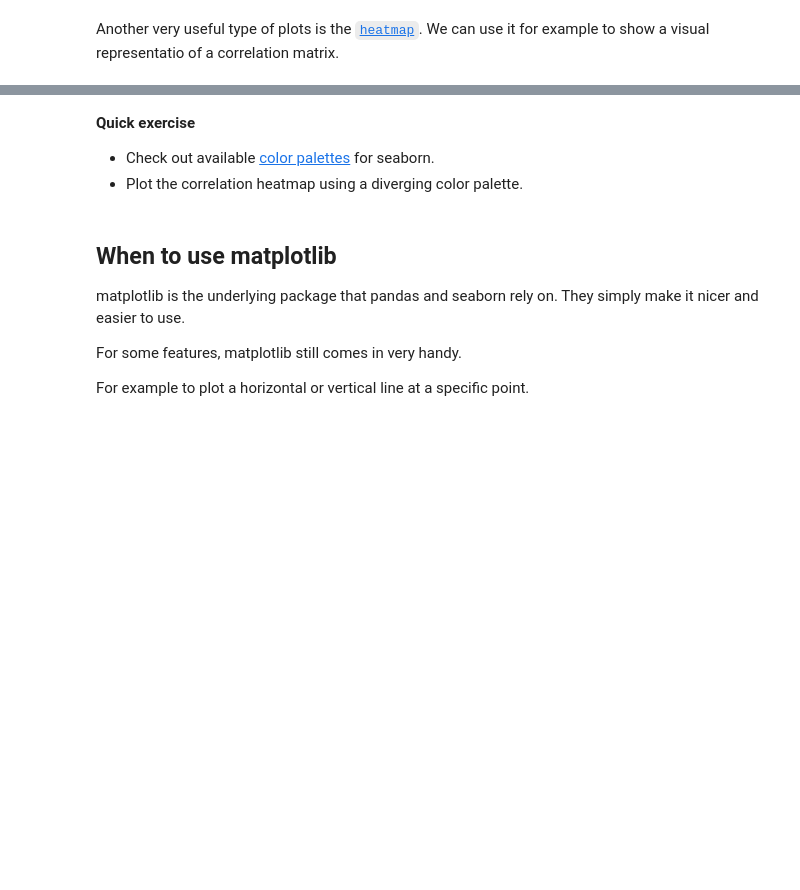
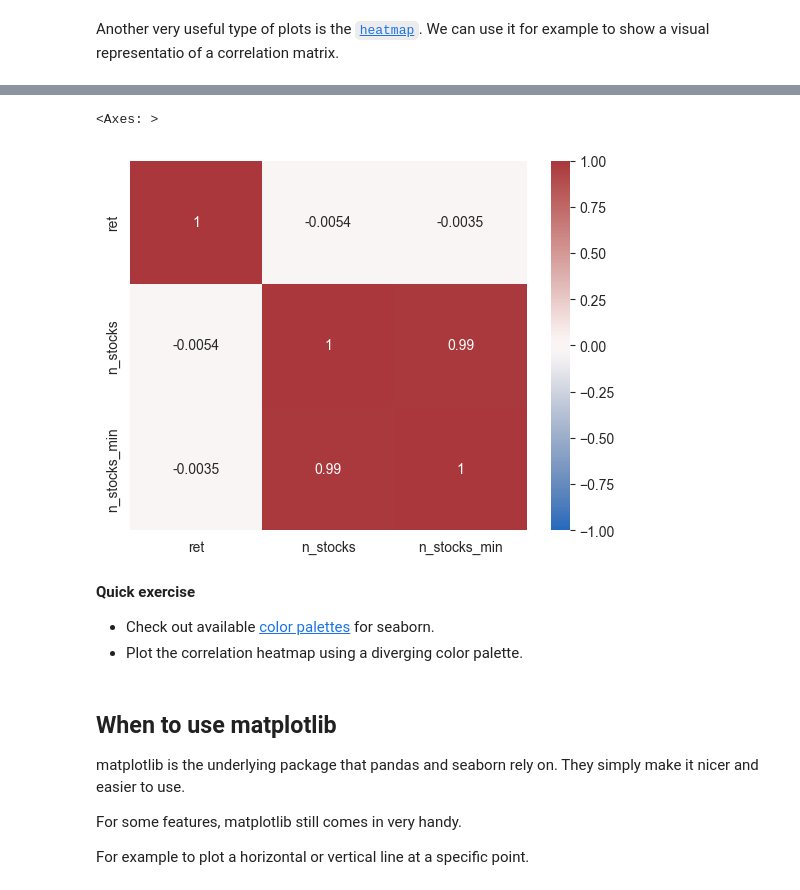
Before and after one commit to Segtanof/pyfin, a Jupyter notebook: 05_Data_Visualization.ipynb, the cells around one changed output, grey strips where cells are left out. Drawn from its saved outputs; the diff is of its cells as text; code cells hidden in the pictures; blank space fills up the shorter version.

```diff
--- a/05_Data_Visualization.ipynb
+++ b/05_Data_Visualization.ipynb
@@ -94,3 +164,8 @@ sns.heatmap(correlation_matrix, annot=True, vmin=-1, vmax=1, cmap="crest")
+# %%
+sns.heatmap(correlation_matrix, vmin=-1, vmax=1, annot=True, cmap="vlag")
+# %% [output]
+<Axes: >
+[figure, added]
 # %% [markdown]
 **Quick exercise**
 
```
Also changed, not shown: parts of 15 cells of this notebook, 1 other file.
